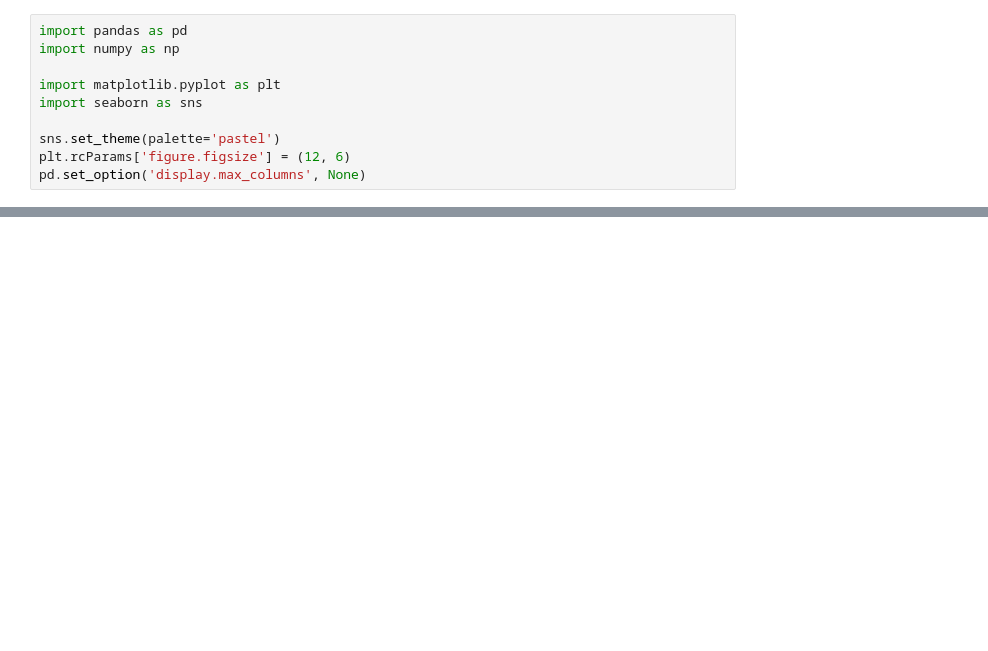
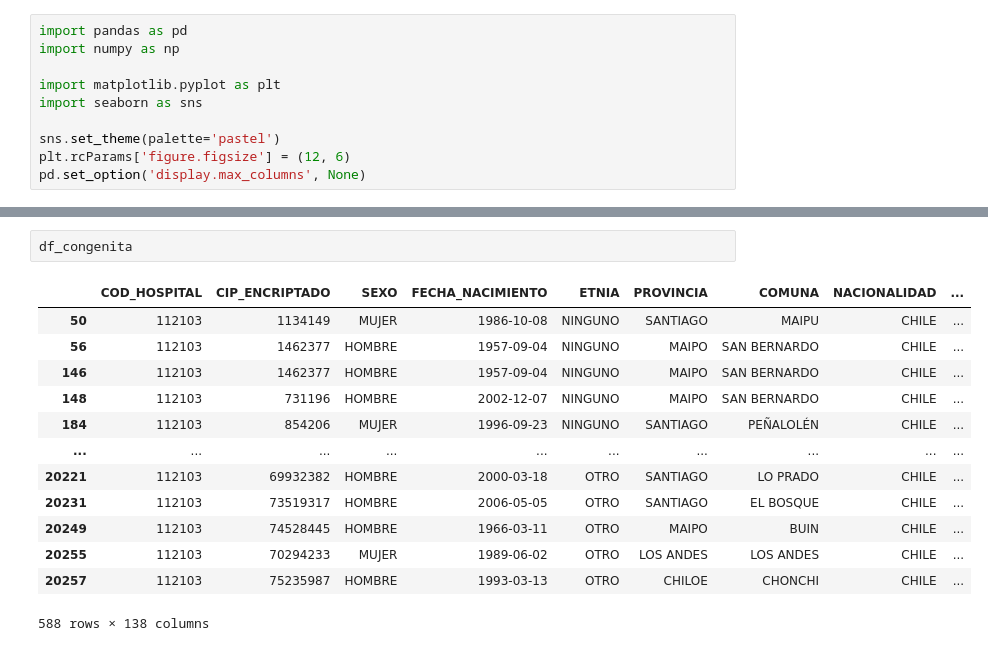
Before and after one commit to JavierRojas14/grd, a Jupyter notebook: notebooks/1.0-jrb-database-query.ipynb, the cells around one changed output, grey strips where cells are left out. Drawn from its saved outputs; the diff is of its cells as text; blank space fills up the shorter version.

```diff
--- a/notebooks/1.0-jrb-database-query.ipynb
+++ b/notebooks/1.0-jrb-database-query.ipynb
@@ -22,0 +98,16 @@ dtype: int64
+# %%
+df_congenita
+# %% [output]
+|  | COD_HOSPITAL | CIP_ENCRIPTADO | SEXO | FECHA_NACIMIENTO | ETNIA | PROVINCIA | COMUNA | NACIONALIDAD | ... |
+| 50 | 112103 | 1134149 | MUJER | 1986-10-08 | NINGUNO | SANTIAGO | MAIPU | CHILE | ... |
+| 56 | 112103 | 1462377 | HOMBRE | 1957-09-04 | NINGUNO | MAIPO | SAN BERNARDO | CHILE | ... |
+| 146 | 112103 | 1462377 | HOMBRE | 1957-09-04 | NINGUNO | MAIPO | SAN BERNARDO | CHILE | ... |
+| 148 | 112103 | 731196 | HOMBRE | 2002-12-07 | NINGUNO | MAIPO | SAN BERNARDO | CHILE | ... |
+| 184 | 112103 | 854206 | MUJER | 1996-09-23 | NINGUNO | SANTIAGO | PEÑALOLÉN | CHILE | ... |
+| ... | ... | ... | ... | ... | ... | ... | ... | ... | ... |
+| 20221 | 112103 | 69932382 | HOMBRE | 2000-03-18 | OTRO | SANTIAGO | LO PRADO | CHILE | ... |
+| 20231 | 112103 | 73519317 | HOMBRE | 2006-05-05 | OTRO | SANTIAGO | EL BOSQUE | CHILE | ... |
+| 20249 | 112103 | 74528445 | HOMBRE | 1966-03-11 | OTRO | MAIPO | BUIN | CHILE | ... |
+| 20255 | 112103 | 70294233 | MUJER | 1989-06-02 | OTRO | LOS ANDES | LOS ANDES | CHILE | ... |
+| 20257 | 112103 | 75235987 | HOMBRE | 1993-03-13 | OTRO | CHILOE | CHONCHI | CHILE | ... |
+588 rows × 138 columns
```
Also changed, not shown: parts of 5 cells of this notebook.
